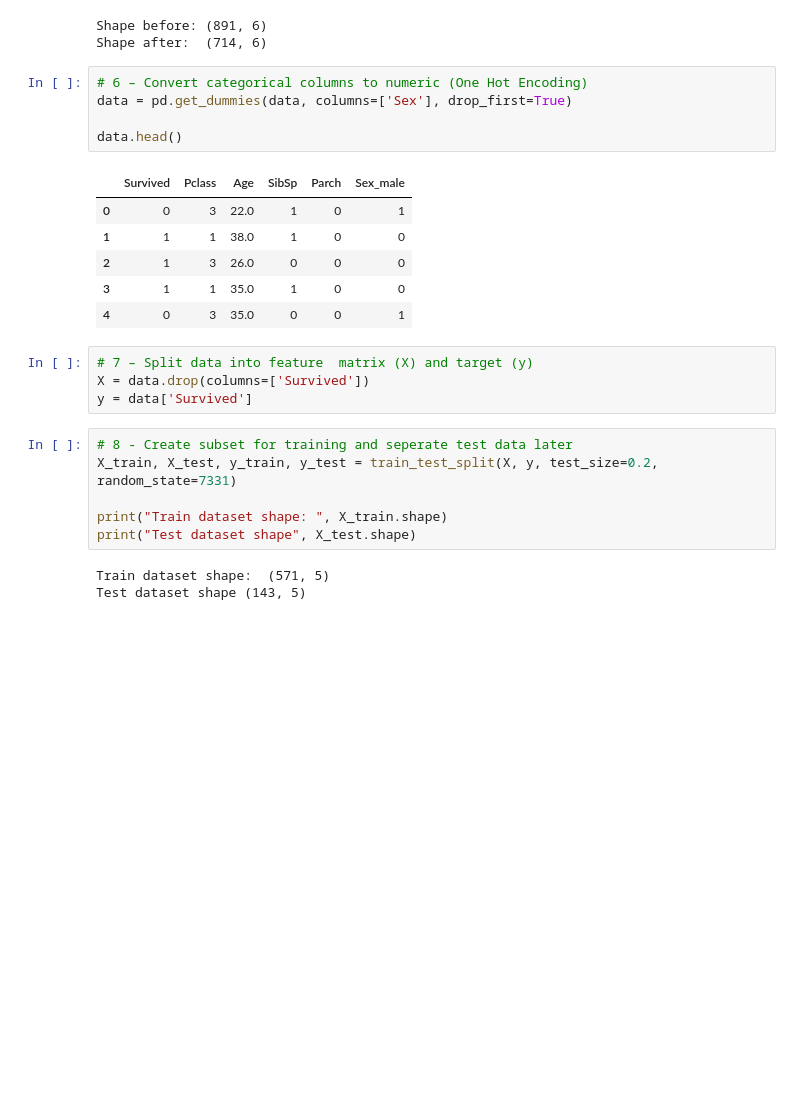
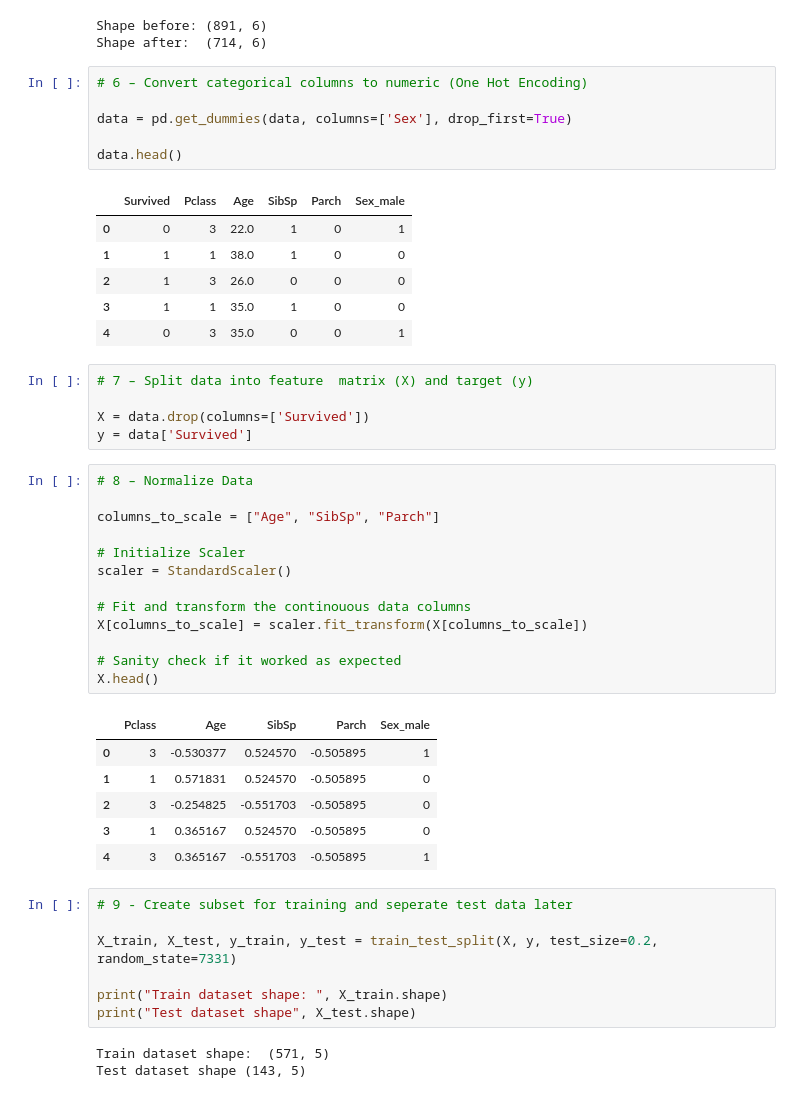
Before and after one commit to BenedictHomuth/Oxford-AI-Theory-And-Practice, a Jupyter notebook: notebooks/01_Week/Assignments/Logistic_Regression_HW2- Try One.ipynb, the cells around one changed output. Saved outputs shown, nothing was run; the diff lists cells and outputs as text; blank space fills up the shorter version.

```diff
--- a/notebooks/01_Week/Assignments/Logistic_Regression_HW2- Try One.ipynb
+++ b/notebooks/01_Week/Assignments/Logistic_Regression_HW2- Try One.ipynb
@@ -147,6 +145,7 @@ Shape before: (891, 6)
 Shape after:  (714, 6)
 # %%
 # 6 – Convert categorical columns to numeric (One Hot Encoding)
+
 data = pd.get_dummies(data, columns=['Sex'], drop_first=True)
 
 data.head()
@@ -159,10 +158,32 @@ data.head()
 | 4 | 0 | 3 | 35.0 | 0 | 0 | 1 |
 # %%
 # 7 – Split data into feature  matrix (X) and target (y)
+
 X = data.drop(columns=['Survived'])
 y = data['Survived']
+# %%
+# 8 – Normalize Data
+
+columns_to_scale = ["Age", "SibSp", "Parch"]
+
+# Initialize Scaler
+scaler = StandardScaler()
+
+# Fit and transform the continouous data columns
+X[columns_to_scale] = scaler.fit_transform(X[columns_to_scale])
+
+# Sanity check if it worked as expected
+X.head()
+# %% [output]
+|  | Pclass | Age | SibSp | Parch | Sex_male |
+| 0 | 3 | -0.530377 | 0.524570 | -0.505895 | 1 |
+| 1 | 1 | 0.571831 | 0.524570 | -0.505895 | 0 |
+| 2 | 3 | -0.254825 | -0.551703 | -0.505895 | 0 |
+| 3 | 1 | 0.365167 | 0.524570 | -0.505895 | 0 |
+| 4 | 3 | 0.365167 | -0.551703 | -0.505895 | 1 |
 # %%
-# 8 - Create subset for training and seperate test data later
+# 9 - Create subset for training and seperate test data later
+
 X_train, X_test, y_train, y_test = train_test_split(X, y, test_size=0.2, random_state=7331)
 
 print("Train dataset shape: ", X_train.shape)
```
Also changed, not shown: parts of 18 cells of this notebook.
